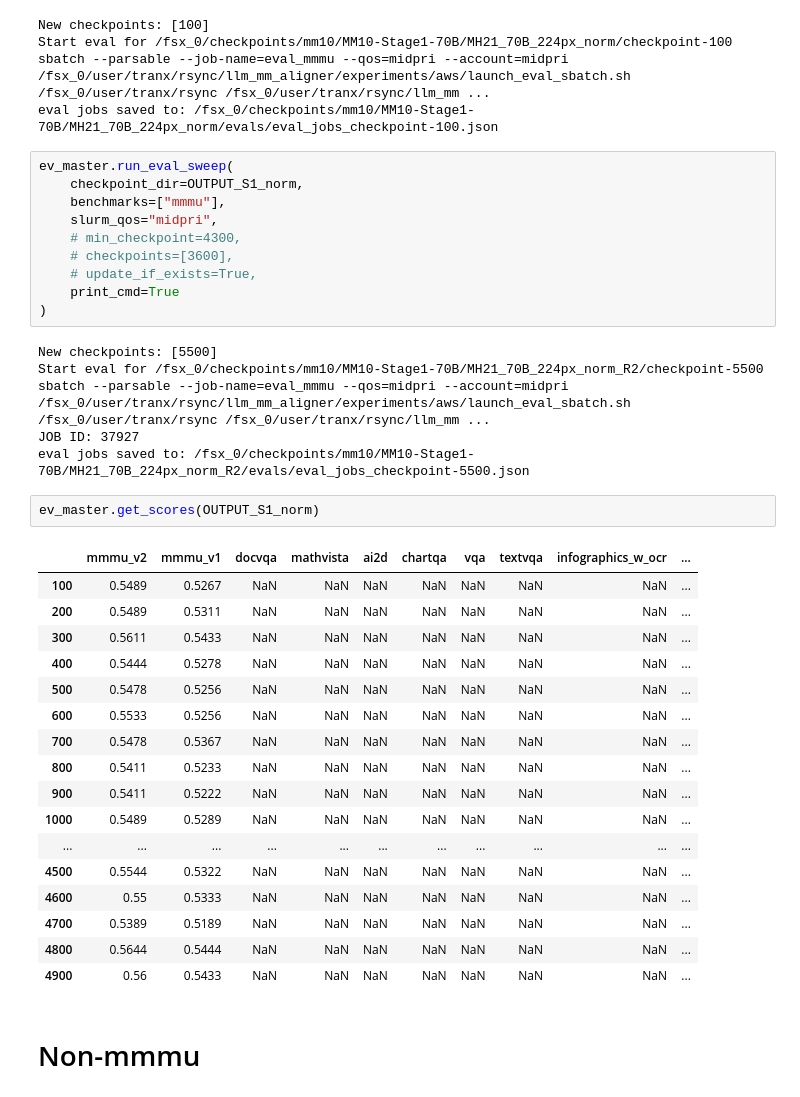
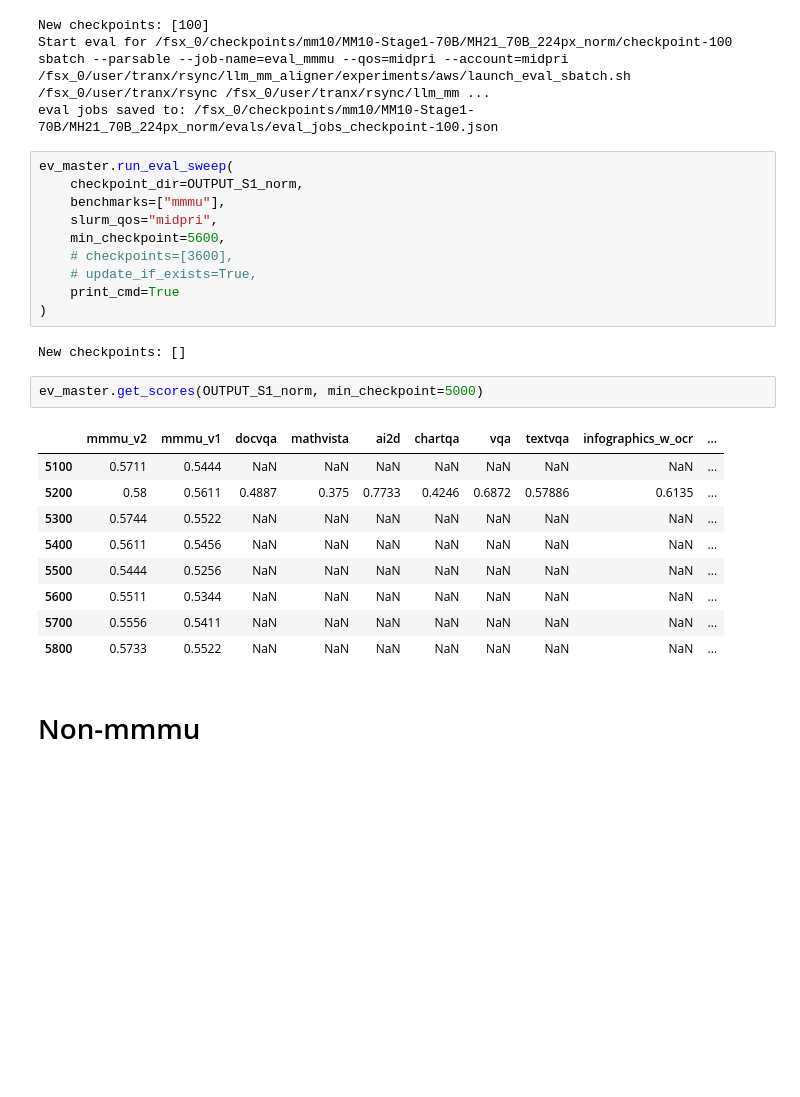
Before and after one commit to harrytranx/experiments, a Jupyter notebook: eval_mm10.ipynb, the cells around one changed output. Cells and saved outputs as stored; diff of their text form; blank space fills up the shorter version.

Commit message:
implement eval_runner

```diff
--- a/eval_mm10.ipynb
+++ b/eval_mm10.ipynb
@@ -187,37 +188,25 @@ ev_master.run_eval_sweep(
     checkpoint_dir=OUTPUT_S1_norm,
     benchmarks=["mmmu"],
     slurm_qos="midpri",
-    # min_checkpoint=4300,
+    min_checkpoint=5600,
     # checkpoints=[3600],
     # update_if_exists=True,
     print_cmd=True
 )
 # %% [output]
-New checkpoints: [5500]
-Start eval for /fsx_0/checkpoints/mm10/MM10-Stage1-70B/MH21_70B_224px_norm_R2/checkpoint-5500
-sbatch --parsable --job-name=eval_mmmu --qos=midpri --account=midpri /fsx_0/user/tranx/rsync/llm_mm_aligner/experiments/aws/launch_eval_sbatch.sh /fsx_0/user/tranx/rsync /fsx_0/user/tranx/rsync/llm_mm ...
-JOB ID: 37927
-eval jobs saved to: /fsx_0/checkpoints/mm10/MM10-Stage1-70B/MH21_70B_224px_norm_R2/evals/eval_jobs_checkpoint-5500.json
+New checkpoints: []
 # %%
-ev_master.get_scores(OUTPUT_S1_norm)
+ev_master.get_scores(OUTPUT_S1_norm, min_checkpoint=5000)
 # %% [output]
 |  | mmmu_v2 | mmmu_v1 | docvqa | mathvista | ai2d | chartqa | vqa | textvqa | infographics_w_ocr | ... |
-| 100 | 0.5489 | 0.5267 | NaN | NaN | NaN | NaN | NaN | NaN | NaN | ... |
-| 200 | 0.5489 | 0.5311 | NaN | NaN | NaN | NaN | NaN | NaN | NaN | ... |
-| 300 | 0.5611 | 0.5433 | NaN | NaN | NaN | NaN | NaN | NaN | NaN | ... |
-| 400 | 0.5444 | 0.5278 | NaN | NaN | NaN | NaN | NaN | NaN | NaN | ... |
-| 500 | 0.5478 | 0.5256 | NaN | NaN | NaN | NaN | NaN | NaN | NaN | ... |
-| 600 | 0.5533 | 0.5256 | NaN | NaN | NaN | NaN | NaN | NaN | NaN | ... |
-| 700 | 0.5478 | 0.5367 | NaN | NaN | NaN | NaN | NaN | NaN | NaN | ... |
-| 800 | 0.5411 | 0.5233 | NaN | NaN | NaN | NaN | NaN | NaN | NaN | ... |
-| 900 | 0.5411 | 0.5222 | NaN | NaN | NaN | NaN | NaN | NaN | NaN | ... |
-| 1000 | 0.5489 | 0.5289 | NaN | NaN | NaN | NaN | NaN | NaN | NaN | ... |
-| ... | ... | ... | ... | ... | ... | ... | ... | ... | ... | ... |
-| 4500 | 0.5544 | 0.5322 | NaN | NaN | NaN | NaN | NaN | NaN | NaN | ... |
-| 4600 | 0.55 | 0.5333 | NaN | NaN | NaN | NaN | NaN | NaN | NaN | ... |
-| 4700 | 0.5389 | 0.5189 | NaN | NaN | NaN | NaN | NaN | NaN | NaN | ... |
-| 4800 | 0.5644 | 0.5444 | NaN | NaN | NaN | NaN | NaN | NaN | NaN | ... |
-| 4900 | 0.56 | 0.5433 | NaN | NaN | NaN | NaN | NaN | NaN | NaN | ... |
+| 5100 | 0.5711 | 0.5444 | NaN | NaN | NaN | NaN | NaN | NaN | NaN | ... |
+| 5200 | 0.58 | 0.5611 | 0.4887 | 0.375 | 0.7733 | 0.4246 | 0.6872 | 0.57886 | 0.6135 | ... |
+| 5300 | 0.5744 | 0.5522 | NaN | NaN | NaN | NaN | NaN | NaN | NaN | ... |
+| 5400 | 0.5611 | 0.5456 | NaN | NaN | NaN | NaN | NaN | NaN | NaN | ... |
+| 5500 | 0.5444 | 0.5256 | NaN | NaN | NaN | NaN | NaN | NaN | NaN | ... |
+| 5600 | 0.5511 | 0.5344 | NaN | NaN | NaN | NaN | NaN | NaN | NaN | ... |
+| 5700 | 0.5556 | 0.5411 | NaN | NaN | NaN | NaN | NaN | NaN | NaN | ... |
+| 5800 | 0.5733 | 0.5522 | NaN | NaN | NaN | NaN | NaN | NaN | NaN | ... |
 # %% [markdown]
 # Non-mmmu
 # %%
```
Also changed, not shown: parts of 16 cells of this notebook, 6 other files.
